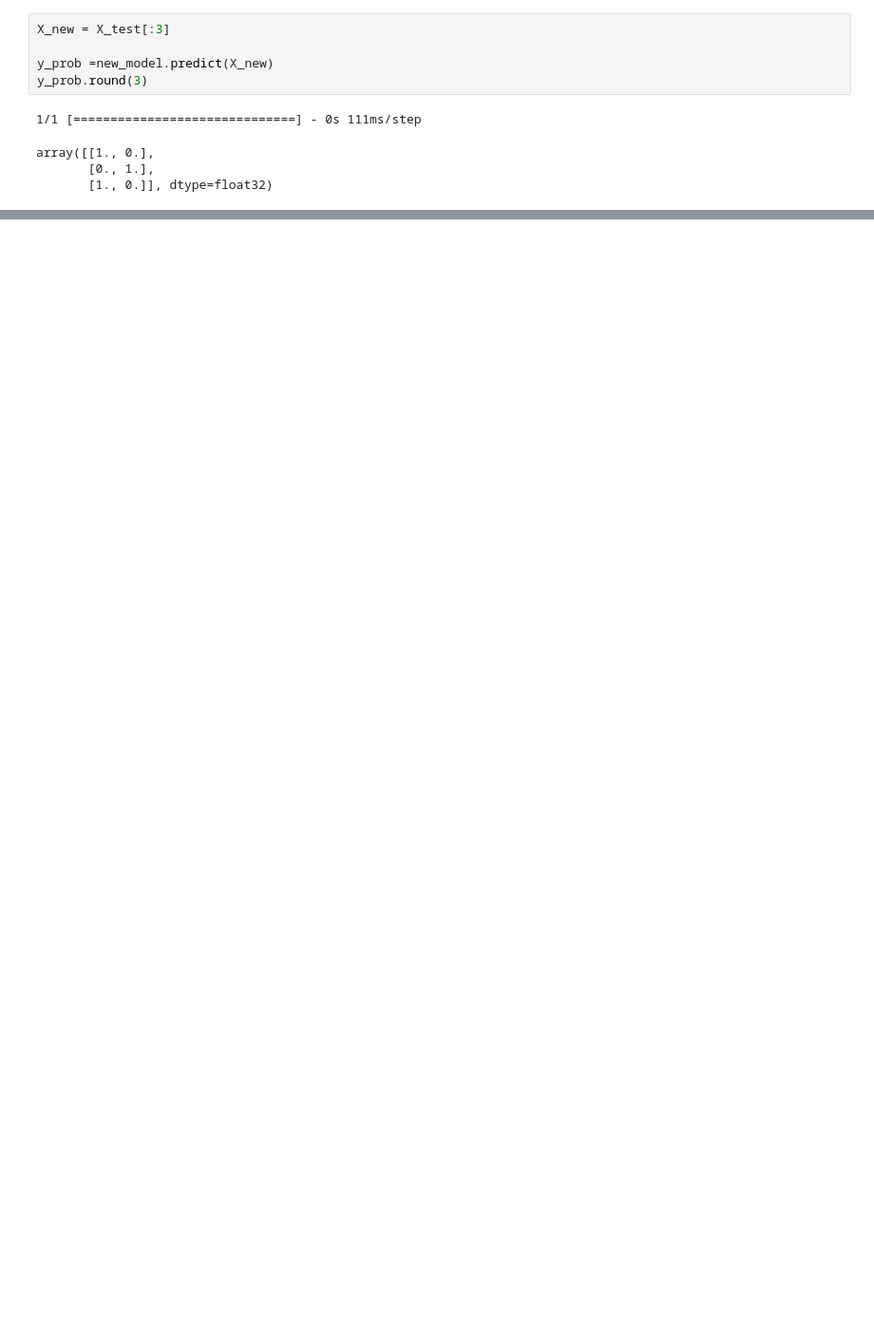
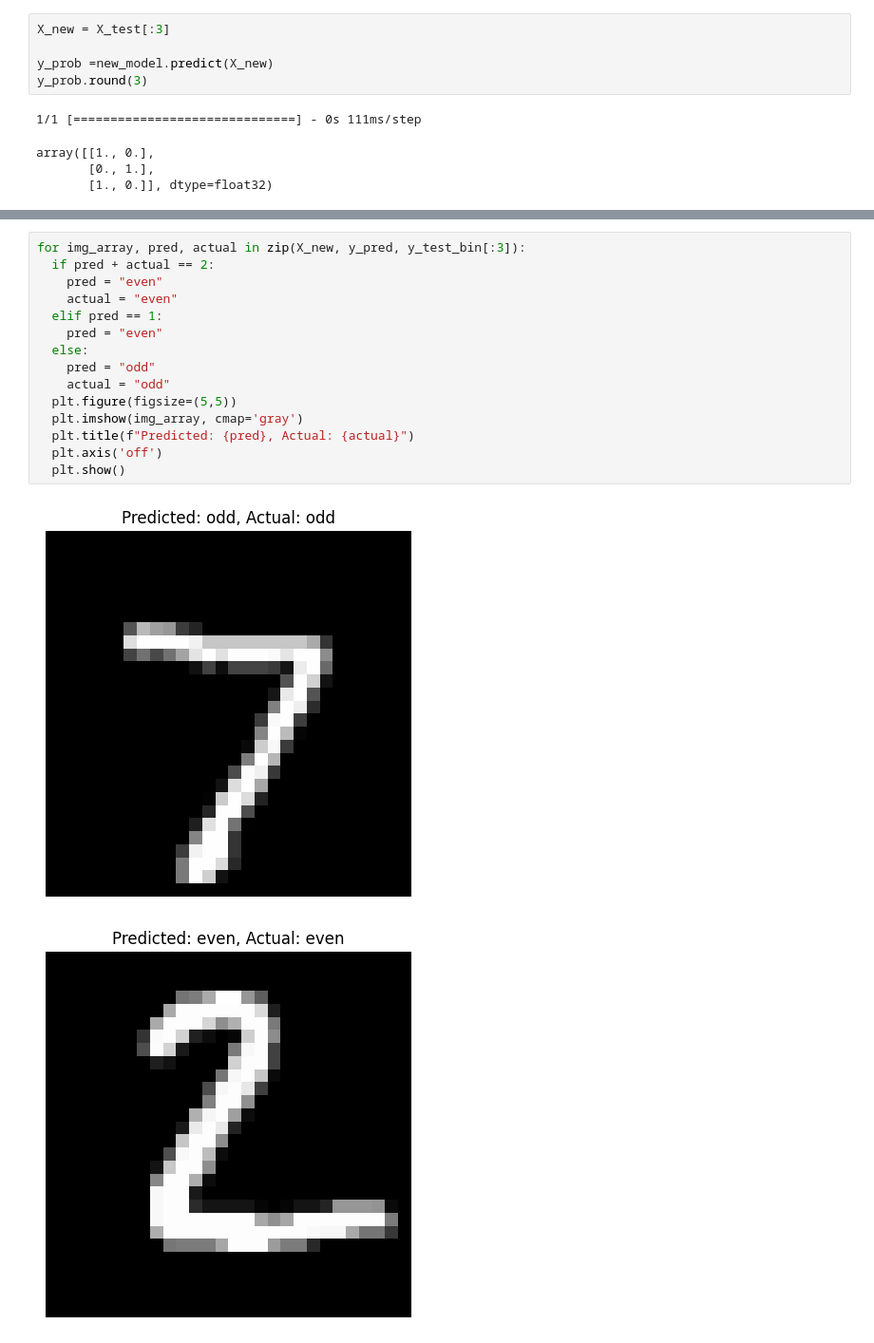
Before and after one commit to syedshahlal/Understanding_Computer_Vision, a Jupyter notebook: Transfer_learning.ipynb, the cells around one changed output, grey strips where cells are left out. Shown at 95% size. Cells and saved outputs as stored; diff of their text form; blank space fills up the shorter version.

```diff
--- a/Transfer_learning.ipynb
+++ b/Transfer_learning.ipynb
@@ -338,0 +349,18 @@ array([[1., 0.],
+# %%
+for img_array, pred, actual in zip(X_new, y_pred, y_test_bin[:3]):
+  if pred + actual == 2:
+    pred = "even"
+    actual = "even"
+  elif pred == 1:
+    pred = "even"
+  else:
+    pred = "odd"
+    actual = "odd"
+  plt.figure(figsize=(5,5))
+  plt.imshow(img_array, cmap='gray')
+  plt.title(f"Predicted: {pred}, Actual: {actual}")
+  plt.axis('off')
+  plt.show()
+# %% [output]
+[figure, added]
+[figure, added]
```
Also changed, not shown: parts of 3 cells of this notebook.
